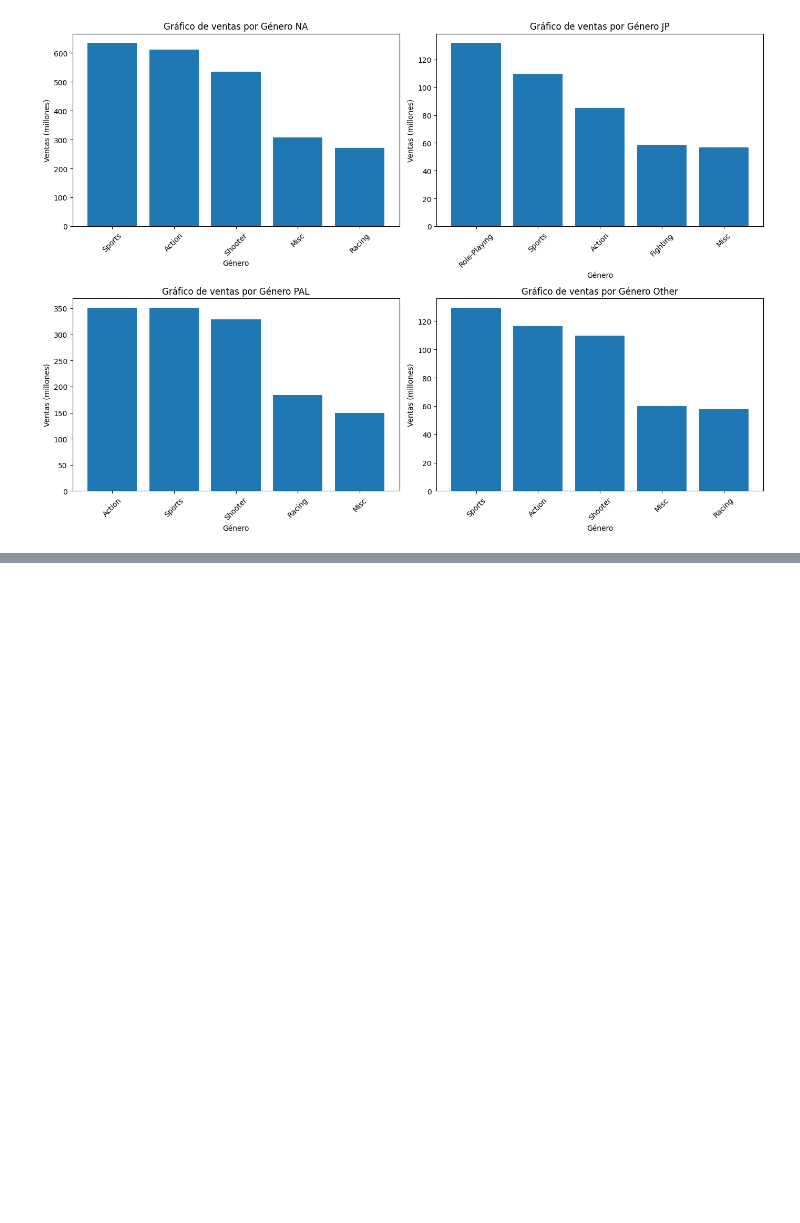
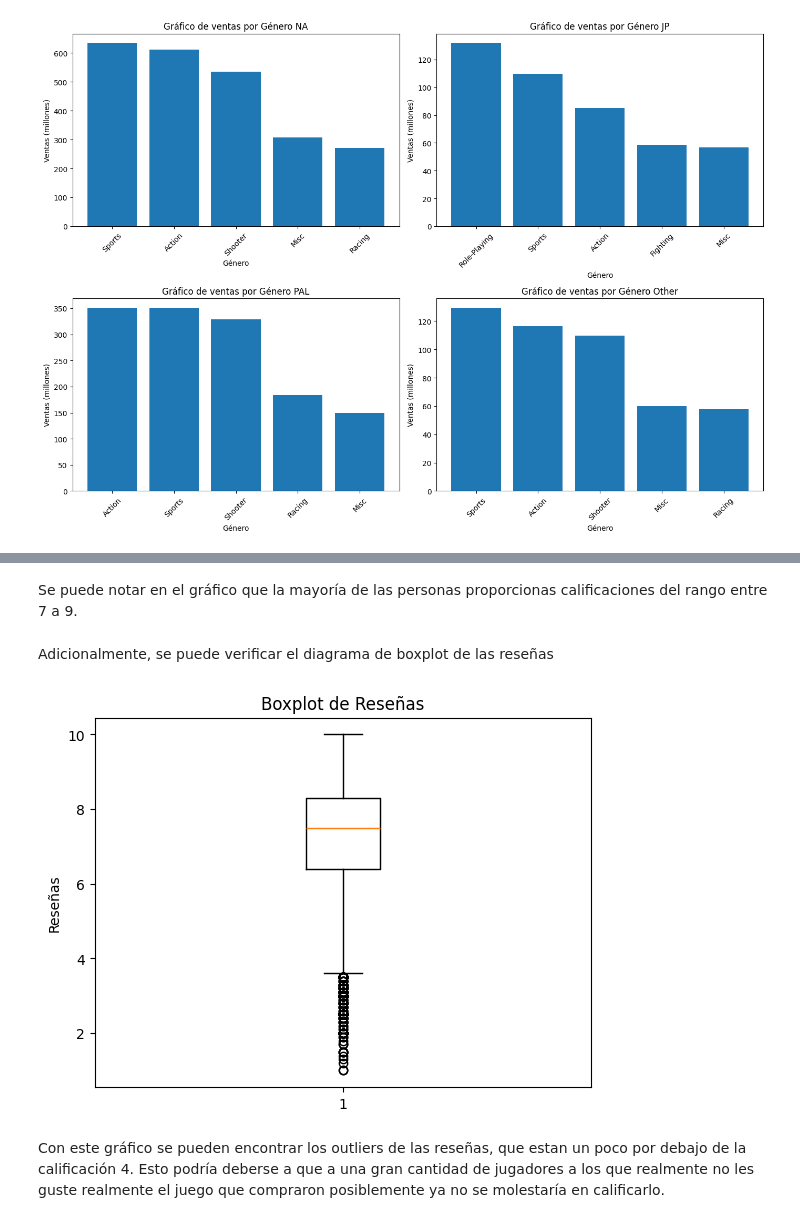
Before and after one commit to dmnunez1993/version-f-analisis-de-ventas-de-videojuegos-2024-examen, a Jupyter notebook: notebooks/exploracion-analisis-de-ventas-de-videojuegos-2024.ipynb, the cells around one changed output, grey strips where cells are left out. Saved outputs shown, nothing was run; the diff lists cells and outputs as text; code cells hidden in the pictures; blank space fills up the shorter version.

```diff
--- a/notebooks/exploracion-analisis-de-ventas-de-videojuegos-2024.ipynb
+++ b/notebooks/exploracion-analisis-de-ventas-de-videojuegos-2024.ipynb
@@ -555,0 +609,16 @@ plt.show()
+# %% [markdown]
+Se puede notar en el gráfico que la mayoría de las personas proporcionas calificaciones del rango entre 7 a 9.
+# %% [markdown]
+Adicionalmente, se puede verificar el diagrama de boxplot de las reseñas
+# %%
+plt.boxplot(resenhas)
+
+plt.title("Boxplot de Reseñas")
+plt.ylabel("Reseñas")
+plt.show()
+
+del df_resenhas_no_vacias
+# %% [output]
+[figure, added]
+# %% [markdown]
+Con este gráfico se pueden encontrar los outliers de las reseñas, que estan un poco por debajo de la calificación 4. Esto podría deberse a que a una gran cantidad de jugadores a los que realmente no les guste realmente el juego que compraron posiblemente ya no se molestaría en calificarlo.
```
Also changed, not shown: parts of 31 cells of this notebook, 1 other file.
